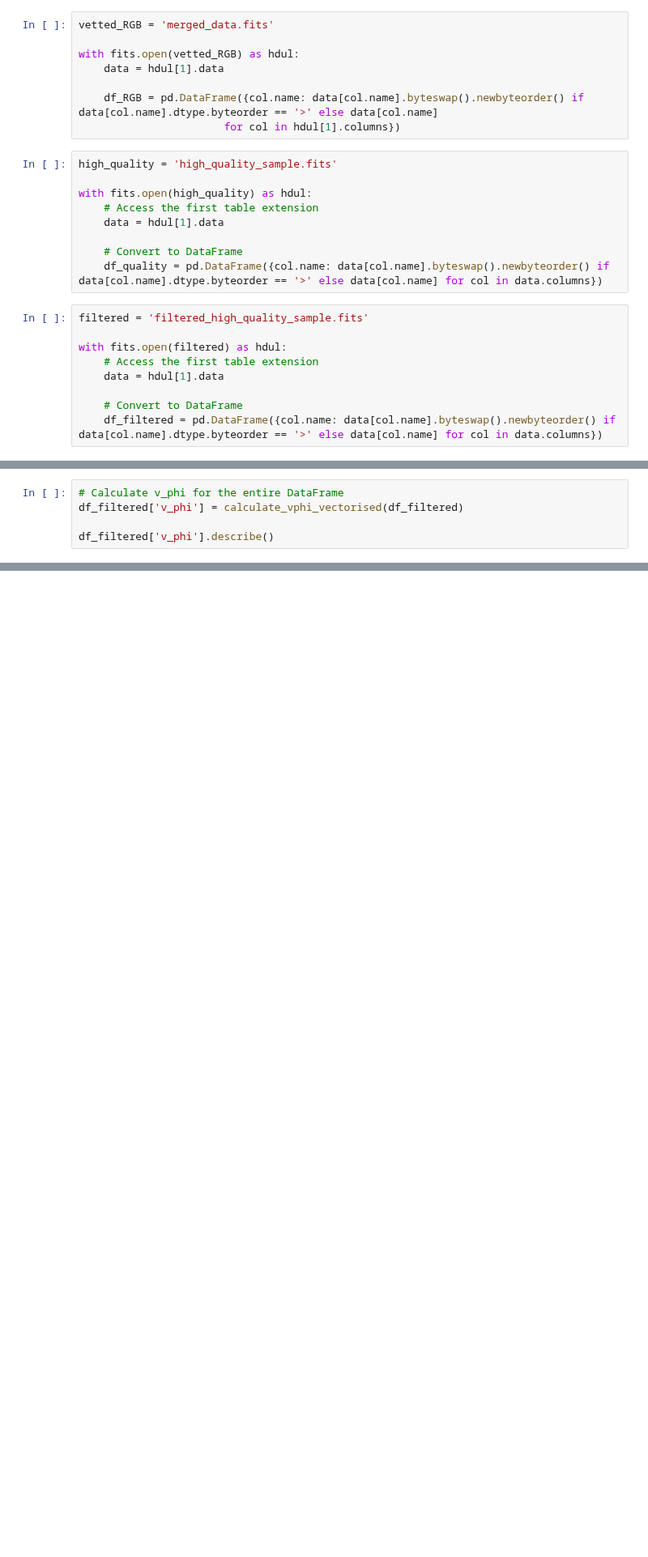
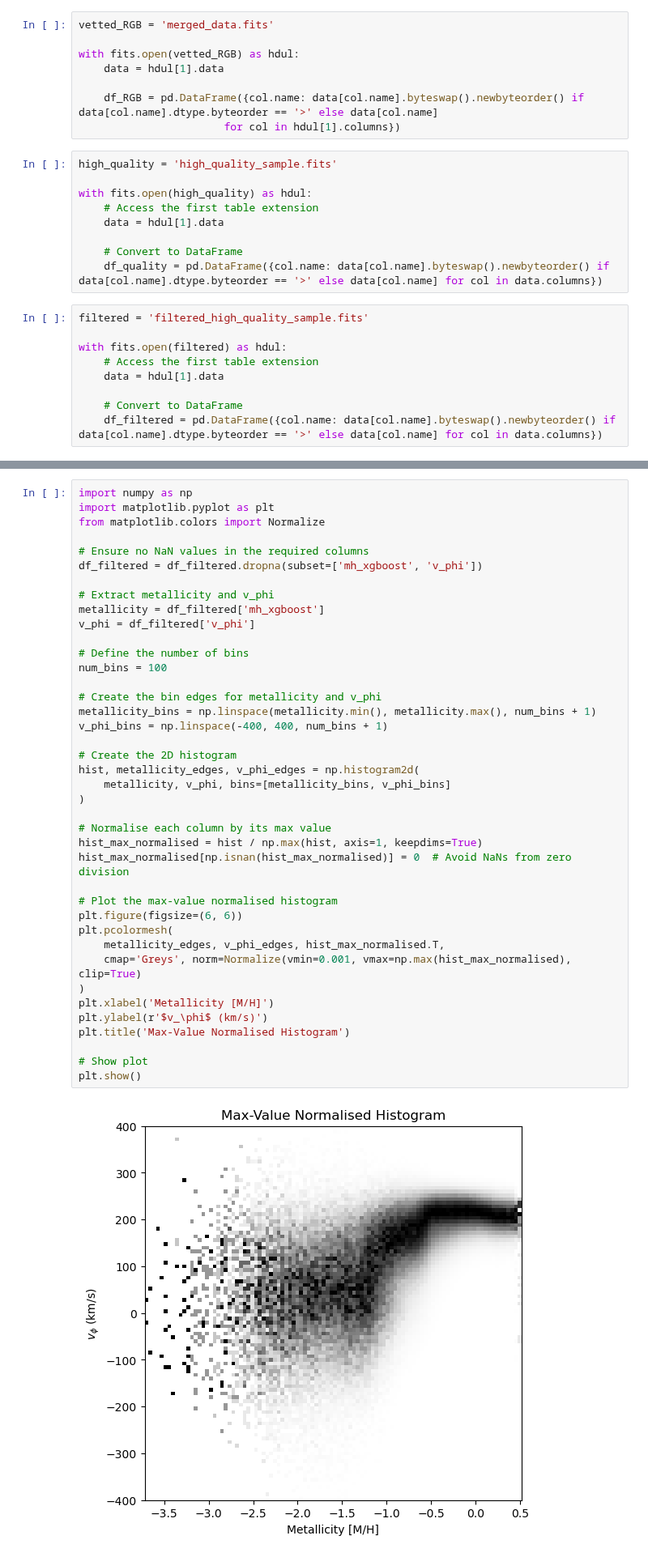
Before and after one commit to raunaq-rai/Disentangling-the-Milky-Way-using-GMM, a Jupyter notebook: Figure_2.ipynb, the cells around one changed output, grey strips where cells are left out. Shown at 81% size. Saved outputs shown, nothing was run; the diff lists cells and outputs as text; blank space fills up the shorter version.

```diff
--- a/Figure_2.ipynb
+++ b/Figure_2.ipynb
@@ -77,5 +43,0 @@ def calculate_vphi_vectorised(df):
-# %%
-# Calculate v_phi for the entire DataFrame
-df_filtered['v_phi'] = calculate_vphi_vectorised(df_filtered)
-
-df_filtered['v_phi'].describe()
@@ -107,3 +209,45 @@ Name: v_phi, dtype: float64
+# %%
+import numpy as np
+import matplotlib.pyplot as plt
+from matplotlib.colors import Normalize
+
+# Ensure no NaN values in the required columns
+df_filtered = df_filtered.dropna(subset=['mh_xgboost', 'v_phi'])
+
+# Extract metallicity and v_phi
+metallicity = df_filtered['mh_xgboost']
+v_phi = df_filtered['v_phi']
+
+# Define the number of bins
+num_bins = 100
+
+# Create the bin edges for metallicity and v_phi
+metallicity_bins = np.linspace(metallicity.min(), metallicity.max(), num_bins + 1)
+v_phi_bins = np.linspace(-400, 400, num_bins + 1)
+
+# Create the 2D histogram
+hist, metallicity_edges, v_phi_edges = np.histogram2d(
+    metallicity, v_phi, bins=[metallicity_bins, v_phi_bins]
+)
+
+# Normalise each column by its max value
+hist_max_normalised = hist / np.max(hist, axis=1, keepdims=True)
+hist_max_normalised[np.isnan(hist_max_normalised)] = 0  # Avoid NaNs from zero division
+
+# Plot the max-value normalised histogram
+plt.figure(figsize=(6, 6))
+plt.pcolormesh(
+    metallicity_edges, v_phi_edges, hist_max_normalised.T,
+    cmap='Greys', norm=Normalize(vmin=0.001, vmax=np.max(hist_max_normalised), clip=True)
+)
+plt.xlabel('Metallicity [M/H]')
+plt.ylabel(r'$v_\phi$ (km/s)')
+plt.title('Max-Value Normalised Histogram')
+
+# Show plot
+plt.show()
+# %% [output]
+[figure, added]
 # %%
 import numpy as np
 import matplotlib.pyplot as plt
```
Also changed, not shown: parts of 16 cells of this notebook.
